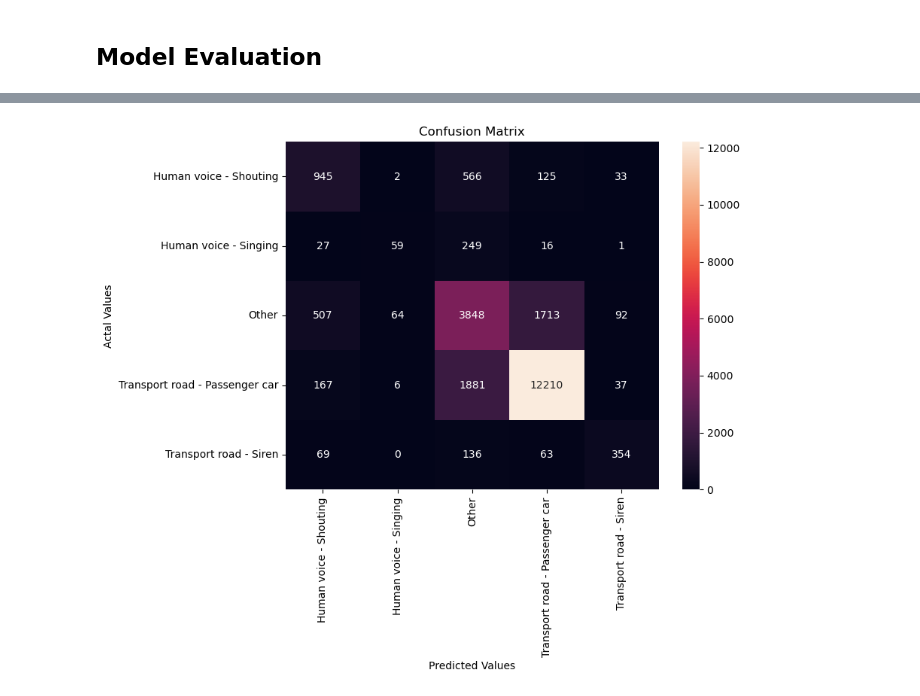
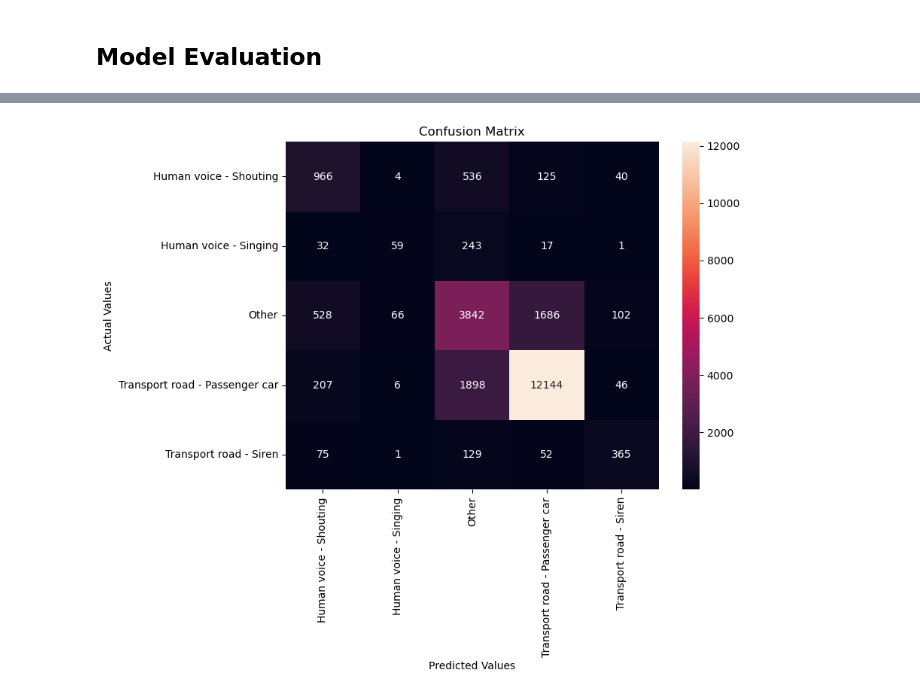
Before and after one commit to guidbem/MDA-Project-Noise-Leuven, a Jupyter notebook: model_lightgbm.ipynb, the cells around one changed output, grey strips where cells are left out. Drawn from its saved outputs; the diff is of its cells as text; code cells hidden in the pictures.

Commit message:
corrected lightgbm notebook

```diff
--- a/model_lightgbm.ipynb
+++ b/model_lightgbm.ipynb
@@ -590,7 +581,7 @@ pipeline = Pipeline(steps=[
             'lceq_shift_t-_5', 'lcpeak_shift_t-_5'
         ])
      ),
-     ('lightgbm', LGBMClassifier(random_state=42, class_weight='balanced', num_leaves=22, n_estimators=40, min_child_samples=20, learning_rate=0.17))
+     ('lightgbm', LGBMClassifier(random_state=42, class_weight='balanced', num_leaves=25, n_estimators=80, min_child_samples=11, learning_rate=0.06))
 ])
 # %%
 pipeline.fit(X_train, y_train)
@@ -716,7 +707,6 @@ n_estimators = np.arange(300,700,100)
 learning_rate = np.array([0.05,0.1,0.15])
 num_leaves = np.arange(20,60,10)
 min_child_samples=np.arange(15,35,5)
-eval_metric = ['mlogloss','merror']
 
 params_grid = {
     'month_handler__strategy': ['month'], #'season'
@@ -725,12 +715,11 @@ params_grid = {
     'lightgbm__n_estimators': n_estimators,
     'lightgbm__learning_rate': learning_rate,
     'lightgbm__num_leaves': num_leaves,
-    'lightgbm__min_child_samples': min_child_samples,
-    'lightgbm__eval_metric': eval_metric
+    'lightgbm__min_child_samples': min_child_samples
 }
 # %%
 cv = KFold(n_splits=3)
-search = RandomizedSearchCV(pipeline, param_distributions=params_grid, n_jobs=-1, cv=cv, n_iter=400, scoring='f1_weighted')
+search = RandomizedSearchCV(pipeline, param_distributions=params_grid, n_jobs=-1, cv=cv, n_iter=150, scoring='f1_weighted')
 
 # Find optimal parameters
 search.fit(X_train, y_train)
@@ -784,7 +772,7 @@ pipeline = Pipeline(steps=[
             'lceq_shift_t-_5', 'lcpeak_shift_t-_5'
         ])
      ),
-     ('lightgbm', LGBMClassifier(random_state=42, class_weight='balanced', num_leaves=50, n_estimators=600, min_child_samples=25, learning_rate=0.1))
+     ('lightgbm', LGBMClassifier(random_state=42, class_weight='balanced', num_leaves=50, n_estimators=500, min_child_samples=15, learning_rate=0.1))
 ])
 # %%
 pipeline.fit(X_train, y_train)
@@ -832,14 +820,13 @@ cm_df = pd.DataFrame(cm,
 # %%
 plt.figure(figsize=(8,6))
 ax = sns.heatmap(cm_df, annot=True, fmt='.0f')
 plt.title('Confusion Matrix')
-plt.ylabel('Actal Values')
+plt.ylabel('Actual Values')
 plt.xlabel('Predicted Values')
 
-
 plt.show()
 # %% [output]
-[figure, old version]
+[figure, new version]
 # %%
 print(classification_report(y_test, y_pred, target_names=classes))
 # %% [output]
```
Also changed, not shown: parts of 34 cells of this notebook.
